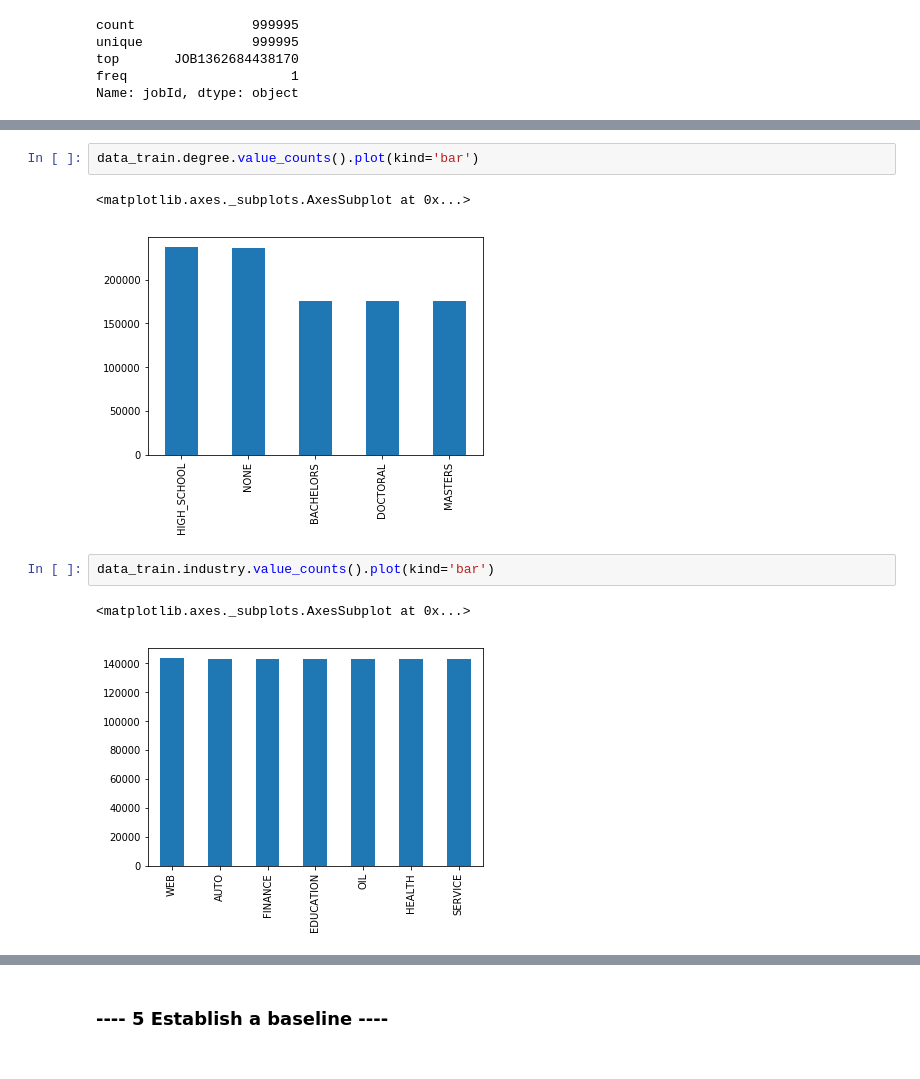
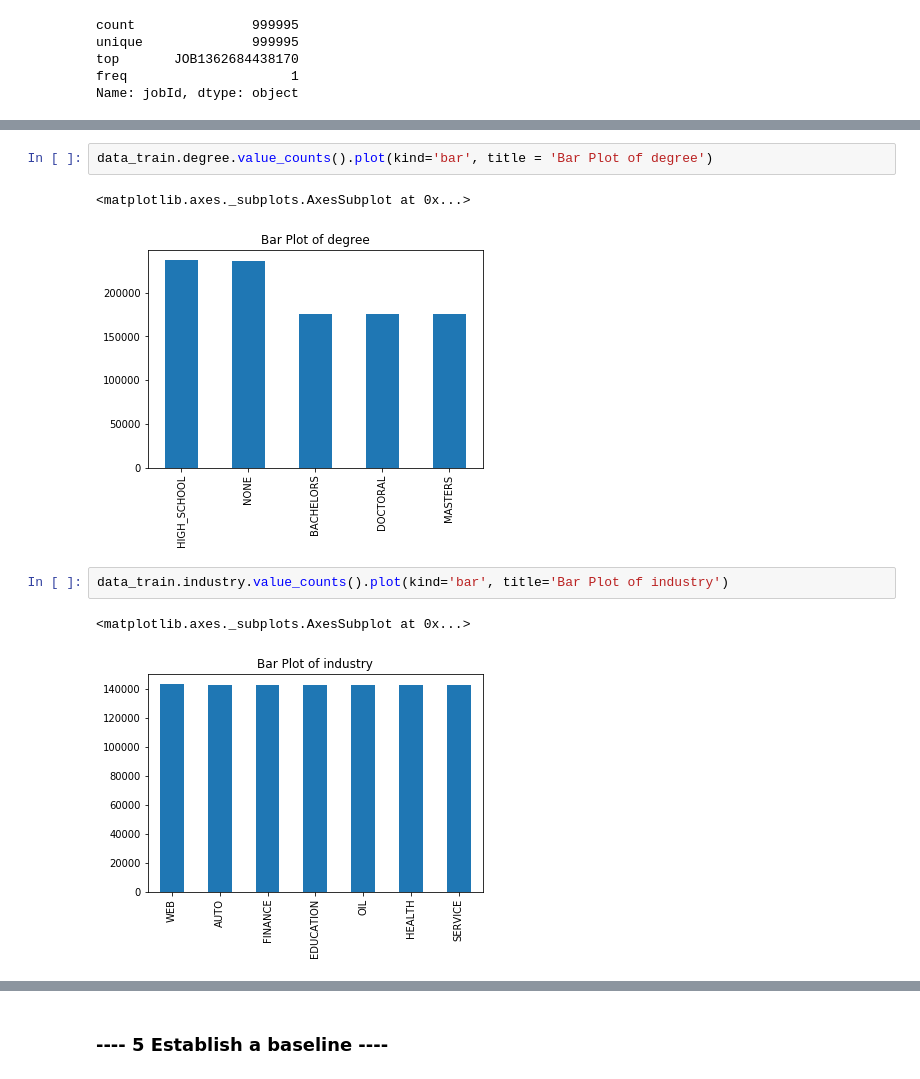
Before and after one commit to cdean4/salary-prediction-portfolio, a Jupyter notebook: SalaryProject.ipynb, the cells around one changed output, grey strips where cells are left out. Saved outputs shown, nothing was run; the diff lists cells and outputs as text.

```diff
--- a/SalaryProject.ipynb
+++ b/SalaryProject.ipynb
@@ -333,11 +333,11 @@ data_train.major.value_counts().plot(kind='bar')
 # %%
-data_train.degree.value_counts().plot(kind='bar')
+data_train.degree.value_counts().plot(kind='bar', title = 'Bar Plot of degree')
 # %% [output]
 <matplotlib.axes._subplots.AxesSubplot at 0x...>
-[figure, old version]
+[figure, new version]
 # %%
-data_train.industry.value_counts().plot(kind='bar')
+data_train.industry.value_counts().plot(kind='bar', title='Bar Plot of industry')
 # %% [output]
 <matplotlib.axes._subplots.AxesSubplot at 0x...>
-[figure, old version]
+[figure, new version]
 # %%
```
Also changed, not shown: parts of 6 cells of this notebook.
